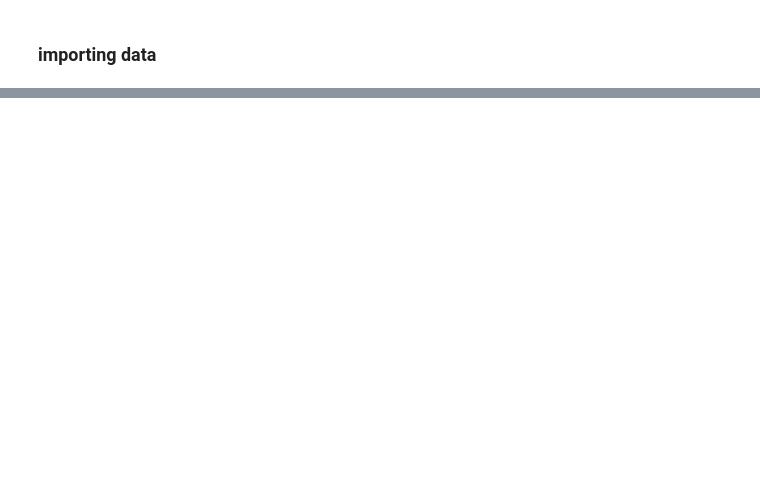
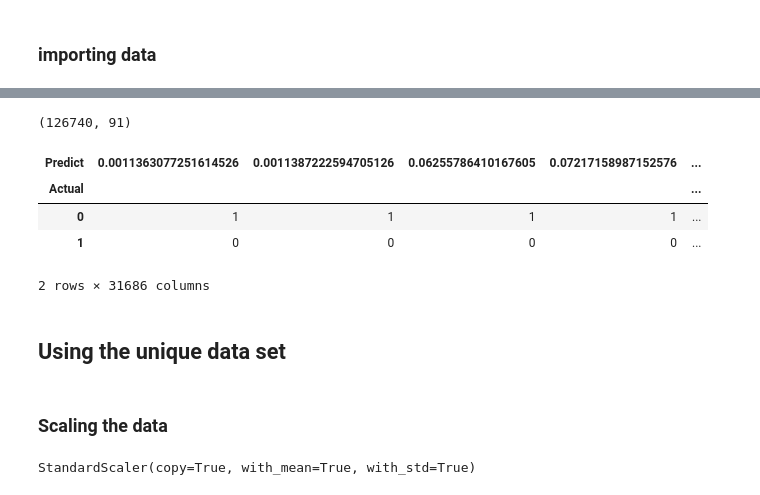
Before and after one commit to csongdechakraiwut/Capstone_Diabetes, a Jupyter notebook: Xing/modeling_xgb.ipynb, the cells around one changed output, grey strips where cells are left out. Cells and saved outputs as stored; diff of their text form; code cells hidden in the pictures; blank space fills up the shorter version.

```diff
--- a/Xing/modeling_xgb.ipynb
+++ b/Xing/modeling_xgb.ipynb
@@ -736,0 +89,9 @@ X.fillna(X.mean())
+# %%
+# Data balancing applied using SMOTE
+from imblearn.over_sampling import SMOTE
+
+from collections import Counter
+print('Original dataset shape {}'.format(Counter(y)))
+sm = SMOTE(random_state=20)
+X_new, y_new = sm.fit_sample(X_tf, y)
+print('New dataset shape {}'.format(Counter(y_new)))
@@ -736,0 +104,3 @@ X.fillna(X.mean())
+# %%
+# split train data set in train and test sets for model training
+X_train, X_valid, y_train, y_valid = train_test_split(X_new, y_new, test_size=0.20, random_state=42)
@@ -736,0 +133,5 @@ X.fillna(X.mean())
+# %%
+# logistic regression
+from sklearn.linear_model import LogisticRegression
+lr=LogisticRegression(random_state = 42)
+lr.fit(X_train, y_train)
@@ -736,0 +144,12 @@ X.fillna(X.mean())
+# %%
+thresh=0.5
+y_train_preds = lr.predict_proba(X_train)[:,1]
+y_valid_preds = lr.predict_proba(X_valid)[:,1]
+
+print('Logistic Regression')
+print('Training:')
+lr_train_auc, lr_train_accuracy, lr_train_recall, \
+    lr_train_precision, lr_train_specificity = print_report(y_train,y_train_preds, thresh)
+print('Validation:')
+lr_valid_auc, lr_valid_accuracy, lr_valid_recall, \
+    lr_valid_precision, lr_valid_specificity = print_report(y_valid,y_valid_preds, thresh)
@@ -736,0 +175,14 @@ X.fillna(X.mean())
+# %%
+X_train.shape
+# %% [output]
+(126740, 91)
+# %%
+pd.crosstab(pd.Series(y_valid, name = 'Actual'), pd.Series(y_valid_preds, name = 'Predict'), margins = False)
+# %% [output]
+| Predict | 0.0011363077251614526 | 0.0011387222594705126 | 0.06255786410167605 | 0.07217158987152576 | ... |
+| Actual |  |  |  |  | ... |
+| 0 | 1 | 1 | 1 | 1 | ... |
+| 1 | 0 | 0 | 0 | 0 | ... |
+2 rows × 31686 columns
+# %% [markdown]
+## Using the unique data set
@@ -736,0 +193,8 @@ X.fillna(X.mean())
+# %% [markdown]
+### Scaling the data
+# %%
+#scalar fit the data to training inputs (X)
+scaler  = StandardScaler()
+scaler.fit(X)
+# %% [output]
+StandardScaler(copy=True, with_mean=True, with_std=True)
```
Also changed, not shown: parts of 108 cells of this notebook, 1 other file.
